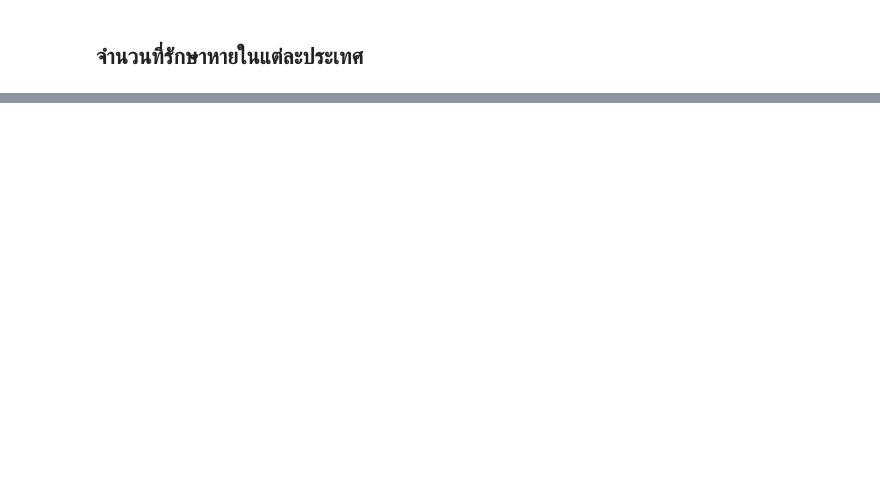
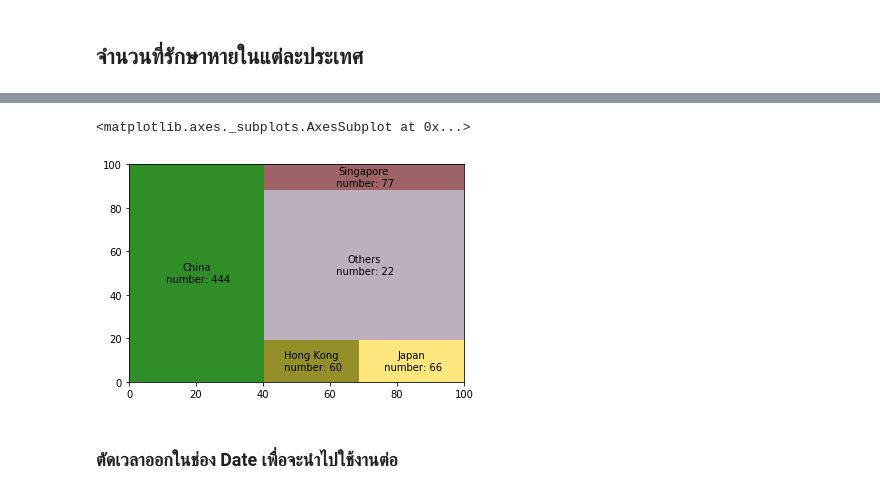
Before and after one commit to boomtoto/python_dataviz, a Jupyter notebook: FN.ipynb, the cells around one changed output, grey strips where cells are left out. Cells and saved outputs as stored; diff of their text form; code cells hidden in the pictures; blank space fills up the shorter version.

```diff
--- a/FN.ipynb
+++ b/FN.ipynb
@@ -106,0 +169,3 @@ plt.show()
+# %%
+GC1_40 = GC1[GC1['Confirmed'] >= 40]
+GC1_40
@@ -106,0 +179,18 @@ plt.show()
+# %%
+number =GC1_40['Confirmed']
+squarify.plot(sizes=number)
+labels = ['China\n number: 444',
+          'Hong Kong\n number: 60',
+            'Japan\n number: 66',
+            'Others\n number: 22',
+            'Singapore\n number: 77',
+            'Thailand\n number: 35']
+color_list = ['#0f7216', '#b2790c', '#ffe9a3',
+                  '#f9d4d4', '#d35158', '#ea3033']
+squarify.plot(sizes=number, label=labels,
+                  color=color_list, alpha=0.7)
+# %% [output]
+<matplotlib.axes._subplots.AxesSubplot at 0x...>
+[figure, added]
+# %% [markdown]
+### ตัดเวลาออกในช่อง Date เพื่อจะนำไปใช้งานต่อ
```
Also changed, not shown: parts of 13 cells of this notebook.
